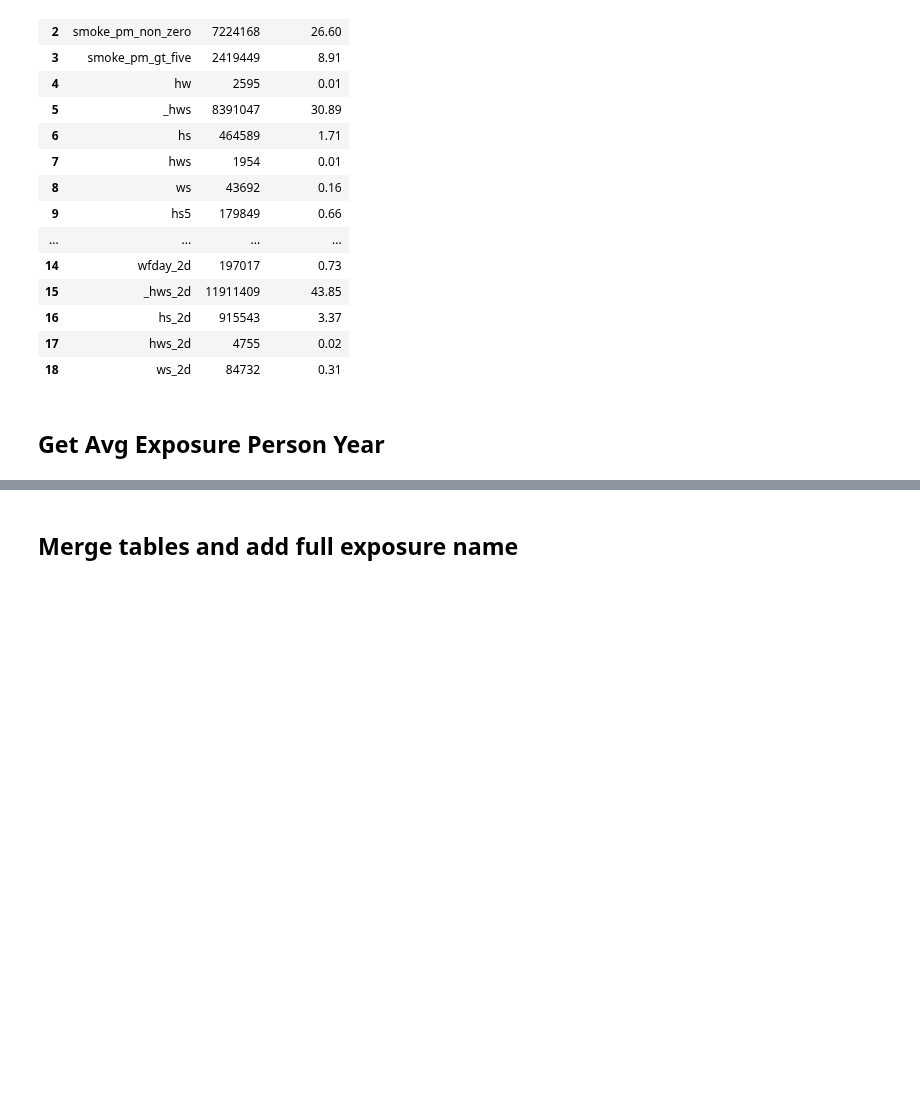
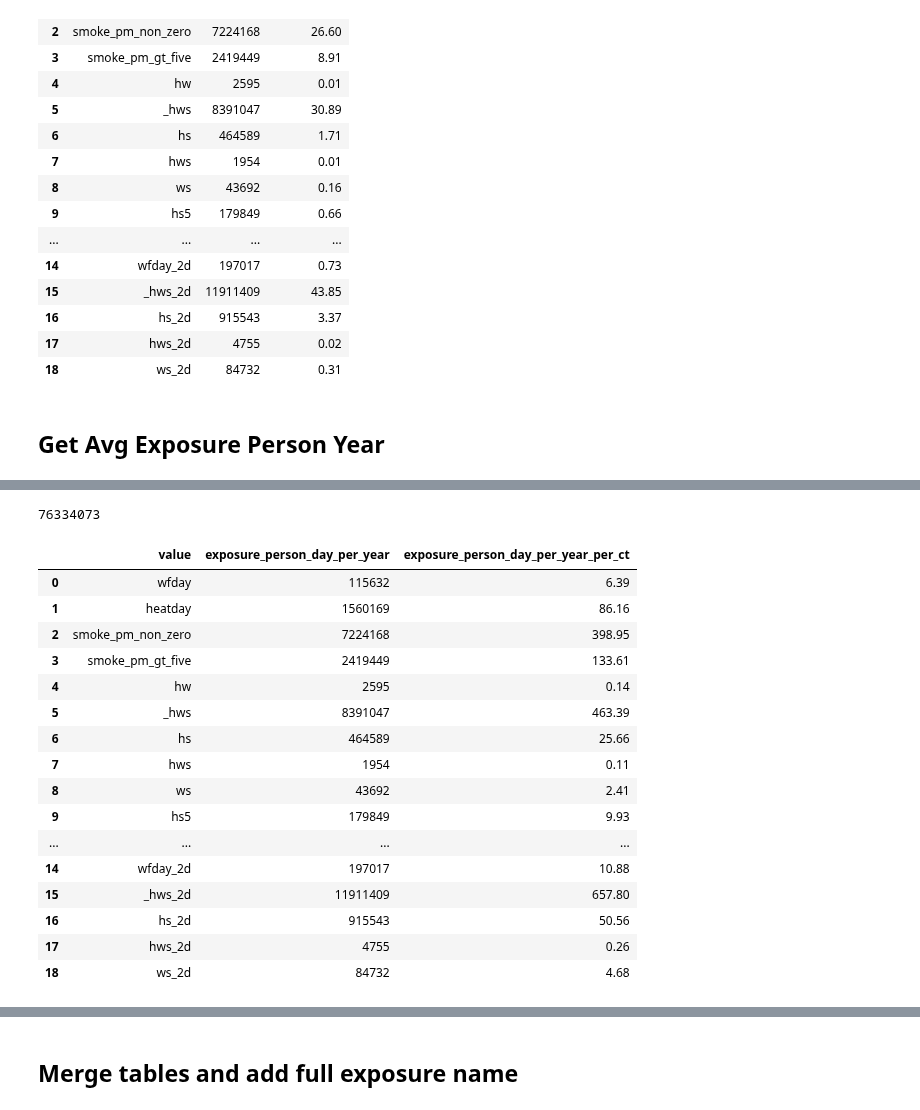
Before and after one commit to NSAPH-Projects/concurrence-climate-hazards, a Jupyter notebook: 301_stats_hotspots.ipynb, the cells around one changed output, grey strips where cells are left out. Cells and saved outputs as stored; diff of their text form; code cells hidden in the pictures; blank space fills up the shorter version.

```diff
--- a/301_stats_hotspots.ipynb
+++ b/301_stats_hotspots.ipynb
@@ -80,2 +90,8 @@ agg_functions['POPULATION'] = 'first'
+# %%
+# total population
+
+df["POPULATION"].sum()
+# %% [output]
+76334073
 # %%
 def get_avg_exposure_person_year(data):
@@ -94,6 +108,25 @@ def get_avg_exposure_person_year(data):
     return exposure_person_day_per_year
 # %%
-df_epy = get_avg_exposure_person_year(data)
+df_epy = get_avg_exposure_person_year(df)
+df_epy
+# %% [output]
+|  | value | exposure_person_day_per_year | exposure_person_day_per_year_per_ct |
+| 0 | wfday | 115632 | 6.39 |
+| 1 | heatday | 1560169 | 86.16 |
+| 2 | smoke_pm_non_zero | 7224168 | 398.95 |
+| 3 | smoke_pm_gt_five | 2419449 | 133.61 |
+| 4 | hw | 2595 | 0.14 |
+| 5 | _hws | 8391047 | 463.39 |
+| 6 | hs | 464589 | 25.66 |
+| 7 | hws | 1954 | 0.11 |
+| 8 | ws | 43692 | 2.41 |
+| 9 | hs5 | 179849 | 9.93 |
+| ... | ... | ... | ... |
+| 14 | wfday_2d | 197017 | 10.88 |
+| 15 | _hws_2d | 11911409 | 657.80 |
+| 16 | hs_2d | 915543 | 50.56 |
+| 17 | hws_2d | 4755 | 0.26 |
+| 18 | ws_2d | 84732 | 4.68 |
 # %%
 merged_df = df_ecy.merge(df_epy, on=["value"])
 merged_df
```
Also changed, not shown: parts of 13 cells of this notebook.
